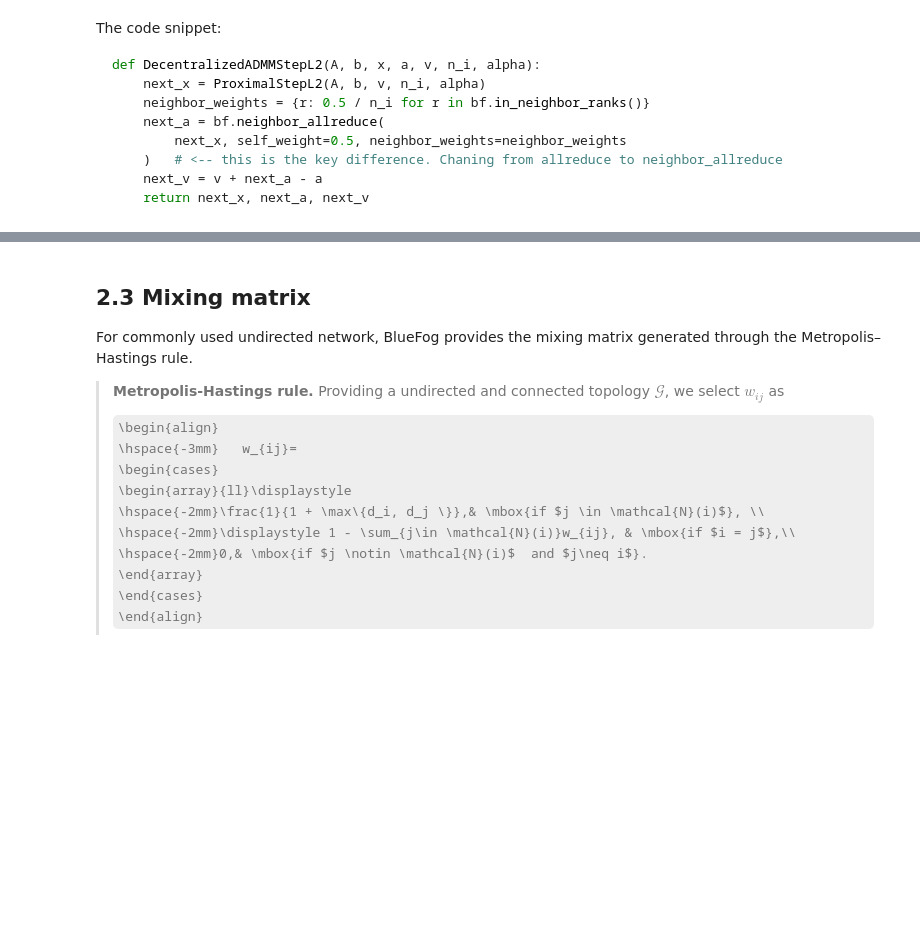
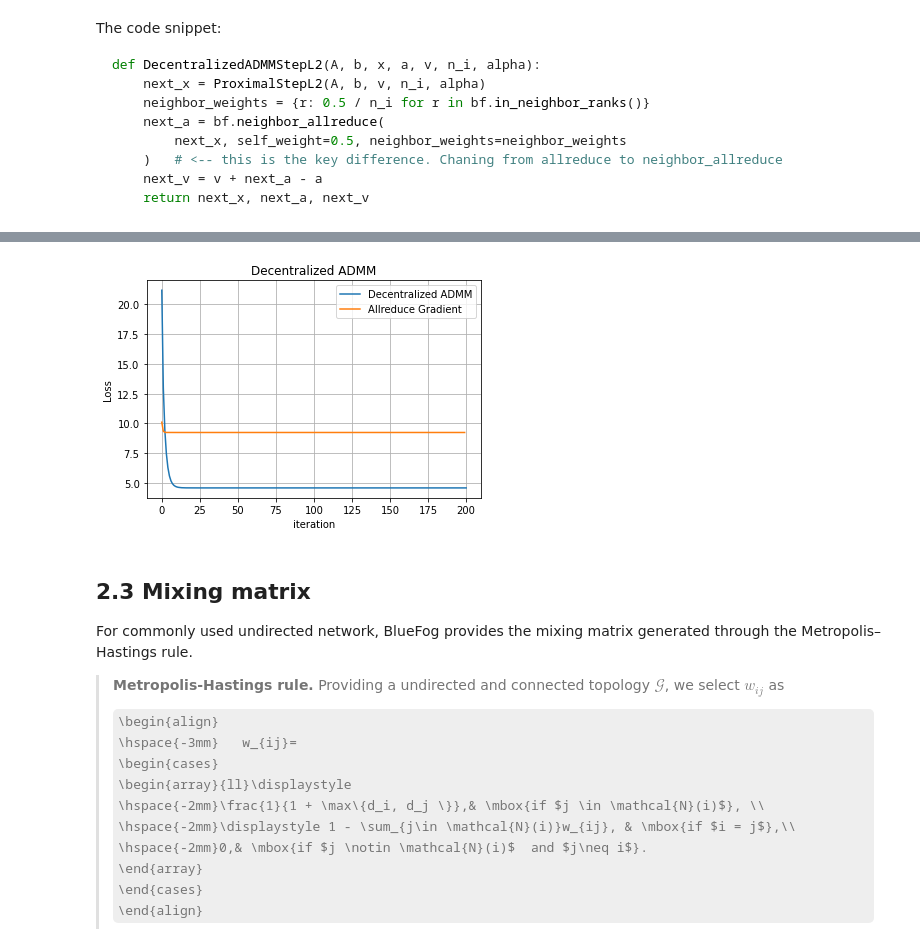
Before and after one commit to Bluefog-Lib/EastCoastTutorial2021, a Jupyter notebook: tutorial/Decentralized-Optimization.ipynb, the cells around one changed output, grey strips where cells are left out. Cells and saved outputs as stored; diff of their text form; code cells hidden in the pictures; some formulas as TeX source; blank space fills up the shorter version.

Commit message:
Update Decentralized optimization notebook with updated plotting for Decentralized ADMM

```diff
--- a/tutorial/Decentralized-Optimization.ipynb
+++ b/tutorial/Decentralized-Optimization.ipynb
@@ -89,6 +89,24 @@ Last three entries of x_admm:
  tensor([[0.4919],
         [0.6981],
         [0.6230]], dtype=torch.float64)
+# %%
+loss_records_dict = sio.loadmat('results/DecentralizedADMM.mat')
+loss_records_admm = loss_records_dict["admm"][0]
+loss_records_ar = loss_records_dict["ar"][0]
+
+plt.plot(loss_records_admm, label="Decentralized ADMM")
+plt.plot(loss_records_ar, label="Allreduce Gradient")
+plt.title("Decentralized ADMM")
+plt.xlabel("iteration")
+plt.ylabel("Loss")
+plt.grid("on")
+plt.legend()
+dirname = 'images'
+if not os.path.exists(dirname):
+    os.makedirs(dirname)
+plt.savefig(os.path.join(dirname, 'decentralized_admm.png'))
+# %% [output]
+[figure, added]
 # %% [markdown]
 ## 2.3 Mixing matrix
 
```
Also changed, not shown: parts of 3 cells of this notebook, 7 other files.
